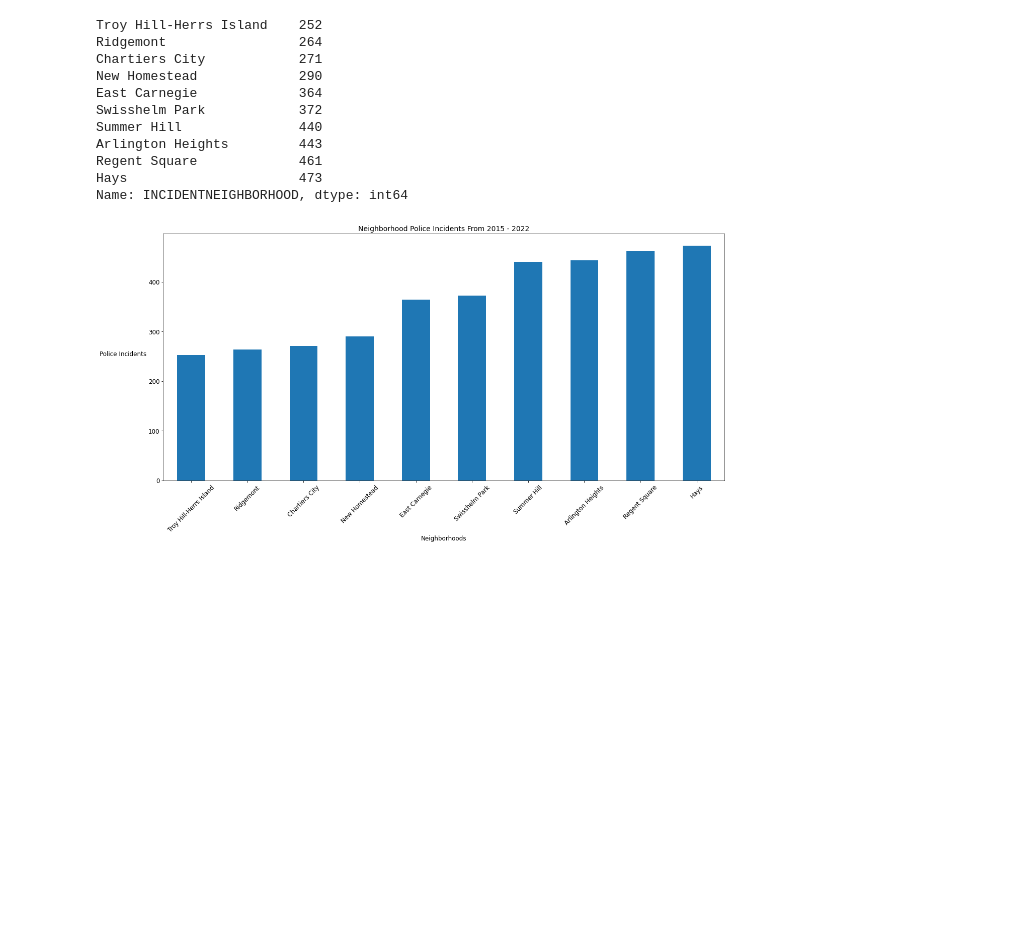
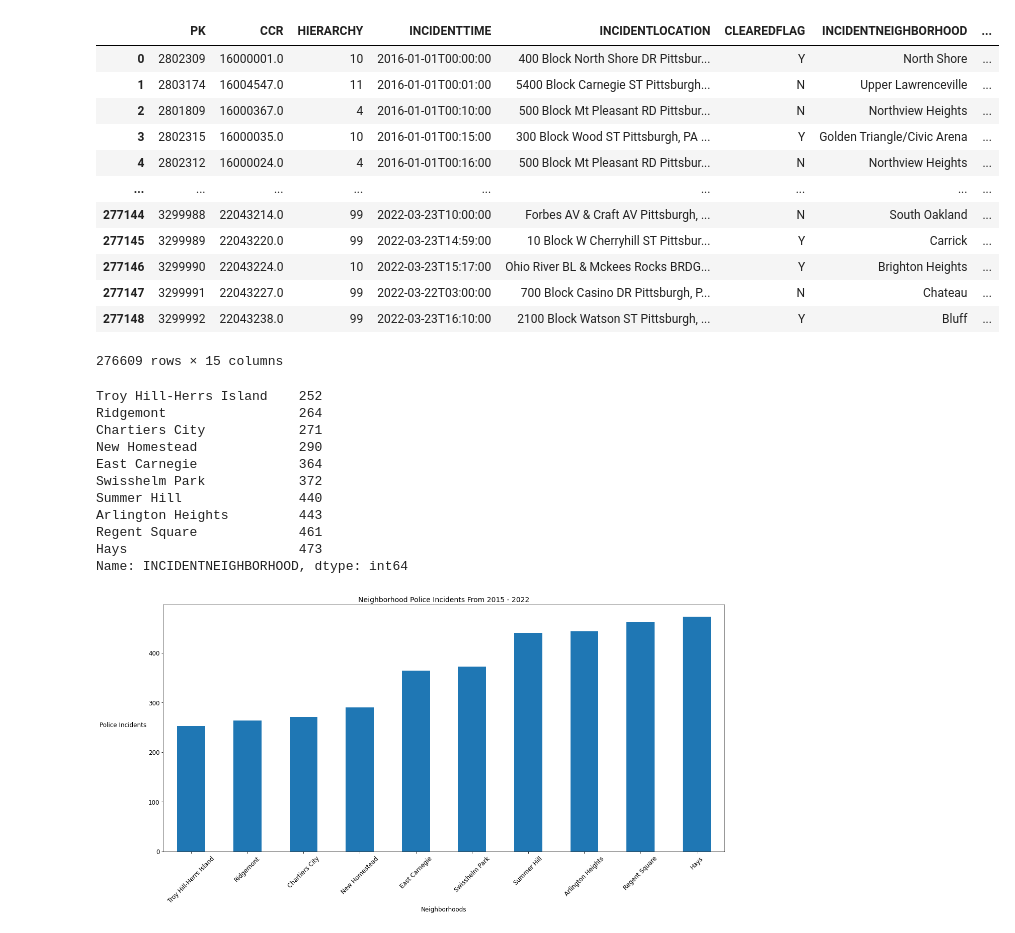
Before and after one commit to EddieTrey/CMPINF0010-Final-Project, a Jupyter notebook: Edward's Notebook/edward.ipynb, the cells around one changed output. Saved outputs shown, nothing was run; the diff lists cells and outputs as text; code cells hidden in the pictures; blank space fills up the shorter version.

```diff
--- a/Edward's Notebook/edward.ipynb
+++ b/Edward's Notebook/edward.ipynb
@@ -9,17 +9,31 @@ pd.set_option('display.max_colwidth', None)
 # %%
 # Reading in data
 df = pd.read_csv("crimeall.csv", sep = ',')
 # Below removed series are sourced from the Official Designations from the City of Pittsburgh
 df = df[df['INCIDENTNEIGHBORHOOD'] != 'Outside County']                 # This is not a Pittsburgh Neighborhood
 df = df[df['INCIDENTNEIGHBORHOOD'] != 'Outside State']                  # This is not a Pittsburgh Neighborhood
 df = df[df['INCIDENTNEIGHBORHOOD'] != 'Mt. Oliver Boro']                # This is not a Pittsburgh Neighborhood  ***Mt. Oliver is a
                                                                         # Pittsburgh neighborhood, but Mt. Oliver Boro is not.***
 
 # I merged Mount Oliver and Mt. Oliver Neighborhood, I checked the street addresses of them and they are the same neighborhood. This error
 # in the dataset might be due to Mt. Oliver Boro being included but not being a neighborhood a part of Pittsburgh. So some officers added
 # the "neighborhood" at the end to help clarify.
 df = df.replace(to_replace = 'Mt. Oliver Neighborhood', value ='Mount Oliver')
-# display(df)                                               # testing purposes
+df                                             # testing purposes
+# %% [output]
+|  | PK | CCR | HIERARCHY | INCIDENTTIME | INCIDENTLOCATION | CLEAREDFLAG | INCIDENTNEIGHBORHOOD | ... |
+| 0 | 2802309 | 16000001.0 | 10 | 2016-01-01T00:00:00 | 400 Block North Shore DR Pittsbur... | Y | North Shore | ... |
+| 1 | 2803174 | 16004547.0 | 11 | 2016-01-01T00:01:00 | 5400 Block Carnegie ST Pittsburgh... | N | Upper Lawrenceville | ... |
+| 2 | 2801809 | 16000367.0 | 4 | 2016-01-01T00:10:00 | 500 Block Mt Pleasant RD Pittsbur... | N | Northview Heights | ... |
+| 3 | 2802315 | 16000035.0 | 10 | 2016-01-01T00:15:00 | 300 Block Wood ST Pittsburgh, PA ... | Y | Golden Triangle/Civic Arena | ... |
+| 4 | 2802312 | 16000024.0 | 4 | 2016-01-01T00:16:00 | 500 Block Mt Pleasant RD Pittsbur... | N | Northview Heights | ... |
+| ... | ... | ... | ... | ... | ... | ... | ... | ... |
+| 277144 | 3299988 | 22043214.0 | 99 | 2022-03-23T10:00:00 | Forbes AV & Craft AV Pittsburgh, ... | N | South Oakland | ... |
+| 277145 | 3299989 | 22043220.0 | 99 | 2022-03-23T14:59:00 | 10 Block W Cherryhill ST Pittsbur... | Y | Carrick | ... |
+| 277146 | 3299990 | 22043224.0 | 10 | 2022-03-23T15:17:00 | Ohio River BL & Mckees Rocks BRDG... | Y | Brighton Heights | ... |
+| 277147 | 3299991 | 22043227.0 | 99 | 2022-03-22T03:00:00 | 700 Block Casino DR Pittsburgh, P... | N | Chateau | ... |
+| 277148 | 3299992 | 22043238.0 | 99 | 2022-03-23T16:10:00 | 2100 Block Watson ST Pittsburgh, ... | Y | Bluff | ... |
+276609 rows × 15 columns
 # %%
 # Data comprises police reports in the Pittsburgh Area from 2015 to the present
 # Only Pitt police, no campus police or port authority
```
Also changed, not shown: parts of 1 cell of this notebook.
